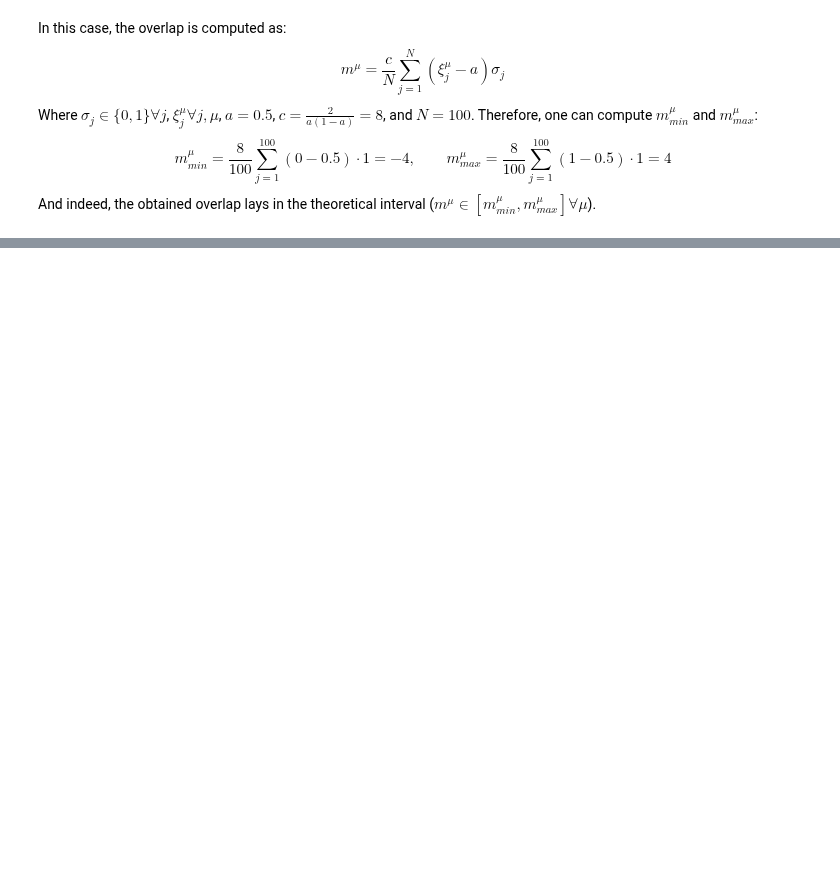
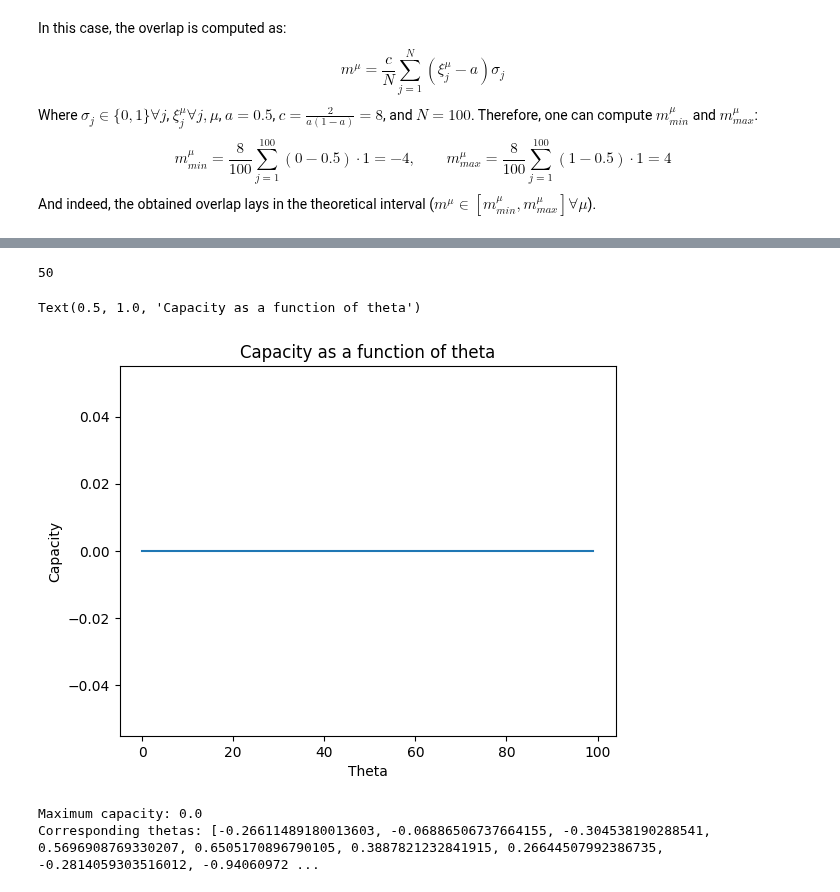
Before and after one commit to siyounglee00/Mini-project-NX, a Jupyter notebook: Miniproject_dynex.ipynb, the cells around one changed output, grey strips where cells are left out. Cells and saved outputs as stored; diff of their text form; code cells hidden in the pictures; blank space fills up the shorter version.

```diff
--- a/Miniproject_dynex.ipynb
+++ b/Miniproject_dynex.ipynb
@@ -577,0 +748,9 @@ The pattern used to initialise the first state S(t=0) is P0.
+# %%
+from helper_functions import normalize_thetas, custom_flip_and_iterate_low, study_simple_retrieval, generate_random_patterns_low_activity
+
+# create 100 lists of 100 random thetas between -1.0 and 1.0 and normalize them
+thetas_list = []
+for i in range(50):
+    thetas = np.random.uniform(-1.0, 1.0, 100)
+    thetas = normalize_thetas(thetas)
+    thetas_list.append(thetas)
@@ -577,0 +821,25 @@ The pattern used to initialise the first state S(t=0) is P0.
+# %%
+len(thetas_list)
+# %% [output]
+50
+# %%
+import matplotlib.pyplot as plt
+# plot the capacity as a function of thetas for each list of thetas
+plt.figure()
+plt.plot(capacities)
+plt.xlabel("Theta")
+plt.ylabel("Capacity")
+plt.title("Capacity as a function of theta")
+# %% [output]
+Text(0.5, 1.0, 'Capacity as a function of theta')
+[figure, added]
+# %%
+# Give maximum capacity and corresponding thetas
+max_capacity = np.amax(capacities)
+max_capacity_index = capacities.index(max_capacity)
+max_capacity_thetas = thetas_list[max_capacity_index]
+print("Maximum capacity: {}".format(max_capacity))
+print("Corresponding thetas: {}".format(max_capacity_thetas))
+# %% [output]
+Maximum capacity: 0.0
+Corresponding thetas: [-0.26611489180013603, -0.06886506737664155, -0.304538190288541, 0.5696908769330207, 0.6505170896790105, 0.3887821232841915, 0.26644507992386735, -0.2814059303516012, -0.94060972 ...
```
Also changed, not shown: parts of 20 cells of this notebook, 1 other file.
